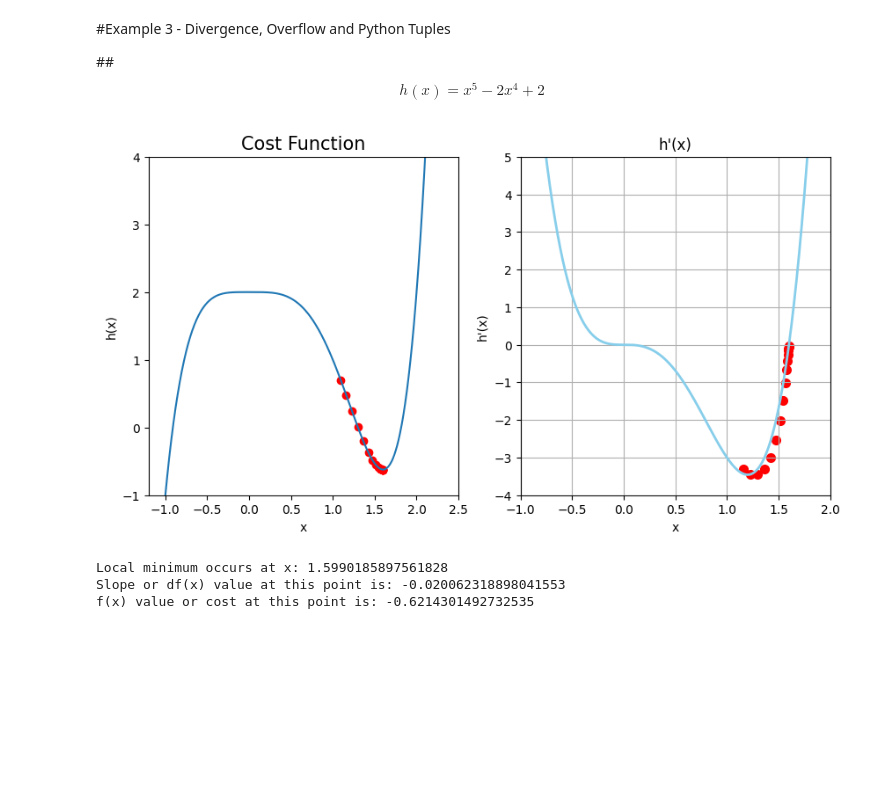
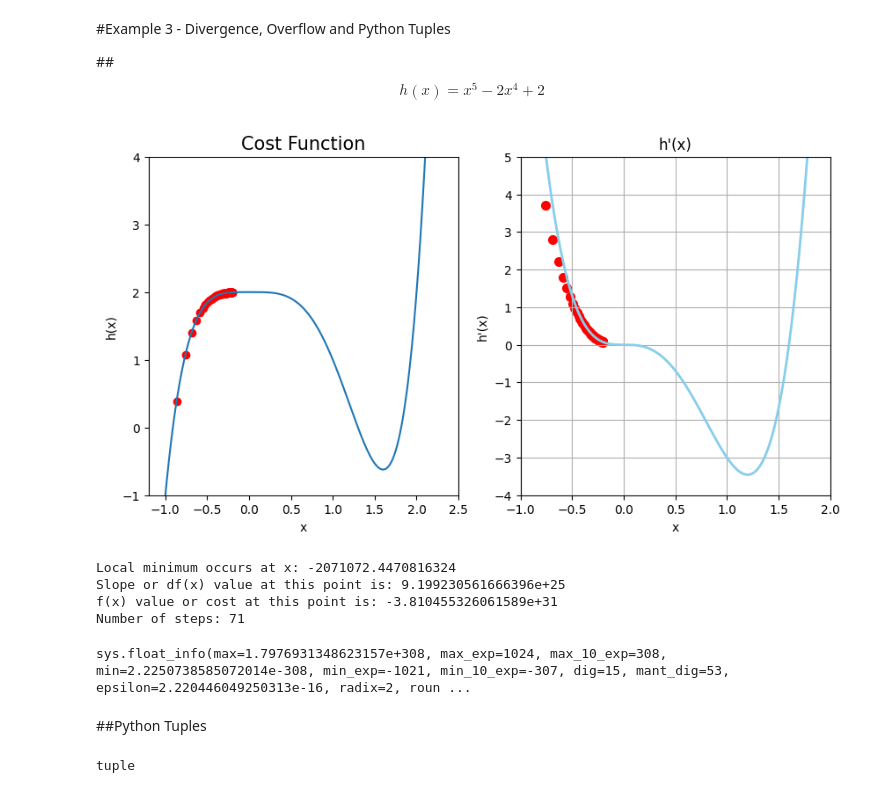
Before and after one commit to dprobity/machinelearning, a Jupyter notebook: gradient_descent.ipynb, the cells around one changed output. Cells and saved outputs as stored; diff of their text form; code cells hidden in the pictures; blank space fills up the shorter version.

Commit message:
tried to visualize or simulate how Learning rate or terrible initial guesses might affect how fast you reach the minimum

```diff
--- a/gradient_descent.ipynb
+++ b/gradient_descent.ipynb
@@ -323,41 +323,63 @@ def dh(x):
 # Calling gradient descent function
 # the optimal solutiond epends on the initial_guess and if you completly guess range out of the local global minima, be sure never to land on the global minima, what we can do is to have an array of initial guess to systematically explore --this is technically a random search ir stochastic gradient descent implementation
 
-local_min, list_x, deriv_list = gradient_descent(derivative_func=dh, initial_guess=2.5, step_multiplier=0.02, precision=0.001, max_iterations=500)
+local_min, list_x, deriv_list = gradient_descent(derivative_func=dh, initial_guess=-0.2, step_multiplier=0.02, precision=0.001, max_iterations=70)
 
 # Plot function and derivatives and scatter plot side by side
 
 
 
 plt.figure(figsize=(10, 5))
 
 plt.subplot(1, 2, 1)
 plt.title("Cost Function", fontsize=15)
 plt.xlabel("x")
 plt.ylabel("h(x)")
 plt.xlim(-1.2,2.5)
 plt.ylim(-1,4)
 plt.plot(x_3, h(x_3))
 plt.scatter(list_x, h(list_x), c='r')
 
 
 plt.subplot(1, 2, 2)
 plt.title("h'(x)")
 plt.xlabel("x")
 plt.ylabel("h'(x)")
 plt.xlim(-1,2)
 plt.ylim(-4,5)
 plt.plot(x_3, dh(x_3), c='skyblue', linewidth=2)
 plt.scatter(list_x, deriv_list, c='r', linewidth=2, alpha=1)
 plt.grid()
 plt.show()
 
 
 print('Local minimum occurs at x:', local_min)
 print('Slope or df(x) value at this point is:', dh(local_min))
 print('f(x) value or cost at this point is:', h(local_min))
+print('Number of steps:', len(list_x))
 # %% [output]
-[figure, old version]
+[figure, new version]
-Local minimum occurs at x: 1.5990185897561828
-Slope or df(x) value at this point is: -0.020062318898041553
-f(x) value or cost at this point is: -0.6214301492732535
+Local minimum occurs at x: -2071072.4470816324
+Slope or df(x) value at this point is: 9.199230561666396e+25
+f(x) value or cost at this point is: -3.810455326061589e+31
+Number of steps: 71
+# %%
+import sys
+sys.version
+
+sys.float_info
+# %% [output]
+sys.float_info(max=1.7976931348623157e+308, max_exp=1024, max_10_exp=308, min=2.2250738585072014e-308, min_exp=-1021, min_10_exp=-307, dig=15, mant_dig=53, epsilon=2.220446049250313e-16, radix=2, roun ...
+# %% [markdown]
+##Python Tuples
+# %%
+# Creating a tuple
+
+breakfast = 'bacon', 'egg', 'avocado'
+unlucky_numbers = 13, 4, 9, 26, 17
+
+#breakfast[0] = 'sausage'
+
+type(breakfast)
+# %% [output]
+tuple
```
Also changed, not shown: parts of 5 cells of this notebook.
